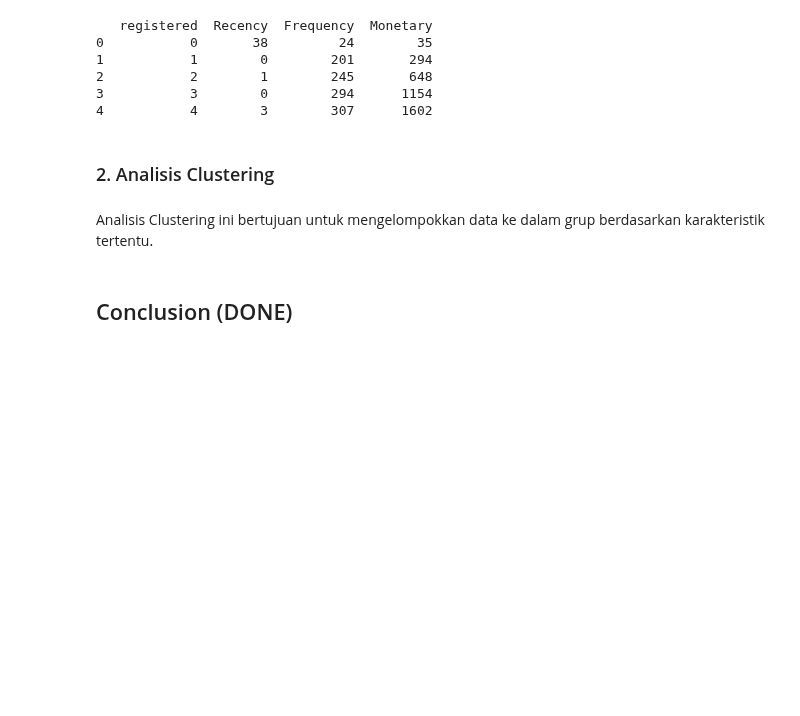
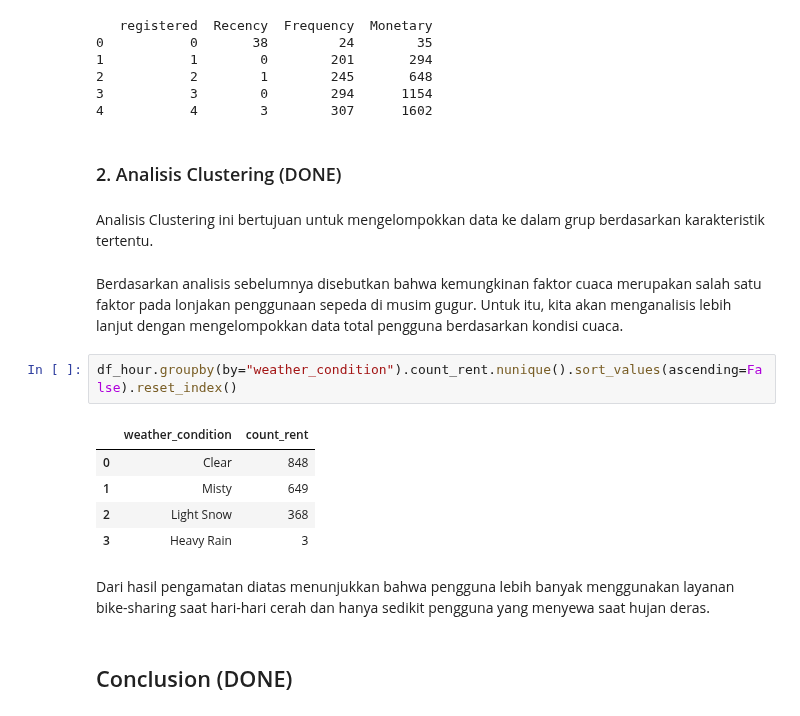
Before and after one commit to alouvre/BADDP_DicodingSubmission_ProyekAnalisisData, a Jupyter notebook: notebook.ipynb, the cells around one changed output. Saved outputs shown, nothing was run; the diff lists cells and outputs as text; blank space fills up the shorter version.

Commit message:
update analisis lanjutan

```diff
--- a/notebook.ipynb
+++ b/notebook.ipynb
@@ -722,9 +722,21 @@ print(rfm_df.head())
 3           3        0        294      1154
 4           4        3        307      1602
 # %% [markdown]
-### 2. Analisis Clustering
+### 2. Analisis Clustering (DONE)
 # %% [markdown]
 Analisis Clustering ini bertujuan untuk mengelompokkan data ke dalam grup berdasarkan karakteristik tertentu.
+# %% [markdown]
+Berdasarkan analisis sebelumnya disebutkan bahwa kemungkinan faktor cuaca merupakan salah satu faktor pada lonjakan penggunaan sepeda di musim gugur. Untuk itu, kita akan menganalisis lebih lanjut dengan mengelompokkan data total pengguna berdasarkan kondisi cuaca.
+# %%
+df_hour.groupby(by="weather_condition").count_rent.nunique().sort_values(ascending=False).reset_index()
+# %% [output]
+|  | weather_condition | count_rent |
+| 0 | Clear | 848 |
+| 1 | Misty | 649 |
+| 2 | Light Snow | 368 |
+| 3 | Heavy Rain | 3 |
+# %% [markdown]
+Dari hasil pengamatan diatas menunjukkan bahwa pengguna lebih banyak menggunakan layanan bike-sharing saat hari-hari cerah dan hanya sedikit pengguna yang menyewa saat hujan deras.
 # %% [markdown]
 ## Conclusion (DONE)
 # %% [markdown]
```
Also changed, not shown: parts of 1 cell of this notebook.
